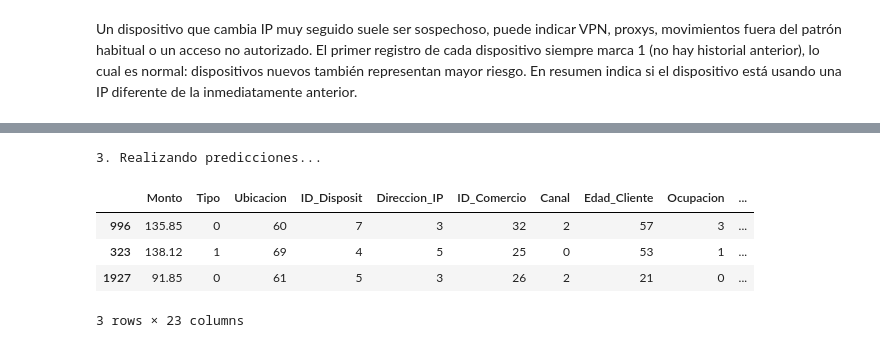
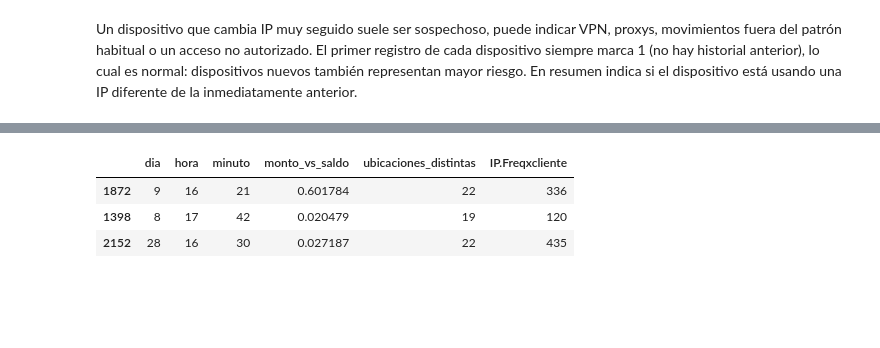
Before and after one commit to NestorDiazDataSC/Analisis_de_Datos, a Jupyter notebook: Deteccion_Fraude_Isolation_Forest/[O] Isolation Forest.ipynb, the cells around one changed output, grey strips where cells are left out. Drawn from its saved outputs; the diff is of its cells as text; code cells hidden in the pictures; blank space fills up the shorter version.

```diff
--- a/Deteccion_Fraude_Isolation_Forest/[O] Isolation Forest.ipynb
+++ b/Deteccion_Fraude_Isolation_Forest/[O] Isolation Forest.ipynb
@@ -228,6 +272,2 @@ Un dispositivo que cambia IP muy seguido suele ser sospechoso, puede indicar VPN
 # %%
 from sklearn.ensemble import IsolationForest
-# %%
-import numpy as np
-print("Recreando columna Fraude para evaluación técnica...")
-df['Fraude'] = np.random.choice([0,1], size=len(df), p=[0.95, 0.05])
@@ -267,22 +290,14 @@ IsolationForest(contamination=0.15, random_state=42)
 # %%
-print("3. Realizando predicciones...")
+y_pred = model.predict(X) # Clasifica cada fila como Inlier (1) u Outlier-anomalo (-1).
 
-# El método 'predict' clasifica cada punto como Inlier (1) u Outlier (-1).
-y_pred = model.predict(X)
-
-# El método 'decision_function' proporciona la puntuación de anomalía:
-# Valores más bajos indican una mayor probabilidad de ser una anomalía.
-scores = model.decision_function(X)
+scores = model.decision_function(X) # Da la puntuación de anomalia, valores (-0) anomalos, cercanos a 0 sospechosos y mayores seran normales
-# %% [output]
-3. Realizando predicciones...
 # %%
-df.sample(3)
+df[df.columns[-6:]].sample(3) # Veo una muestra de las ultimas 6 columnas del DF
 # %% [output]
-|  | Monto | Tipo | Ubicacion | ID_Disposit | Direccion_IP | ID_Comercio | Canal | Edad_Cliente | Ocupacion | ... |
-| 996 | 135.85 | 0 | 60 | 7 | 3 | 32 | 2 | 57 | 3 | ... |
-| 323 | 138.12 | 1 | 69 | 4 | 5 | 25 | 0 | 53 | 1 | ... |
-| 1927 | 91.85 | 0 | 61 | 5 | 3 | 26 | 2 | 21 | 0 | ... |
+|  | dia | hora | minuto | monto_vs_saldo | ubicaciones_distintas | IP.Freqxcliente |
+| 1872 | 9 | 16 | 21 | 0.601784 | 22 | 336 |
+| 1398 | 8 | 17 | 42 | 0.020479 | 19 | 120 |
+| 2152 | 28 | 16 | 30 | 0.027187 | 22 | 435 |
-3 rows × 23 columns
 # %%
 scores
 # %% [output]
```
Also changed, not shown: parts of 59 cells of this notebook.
